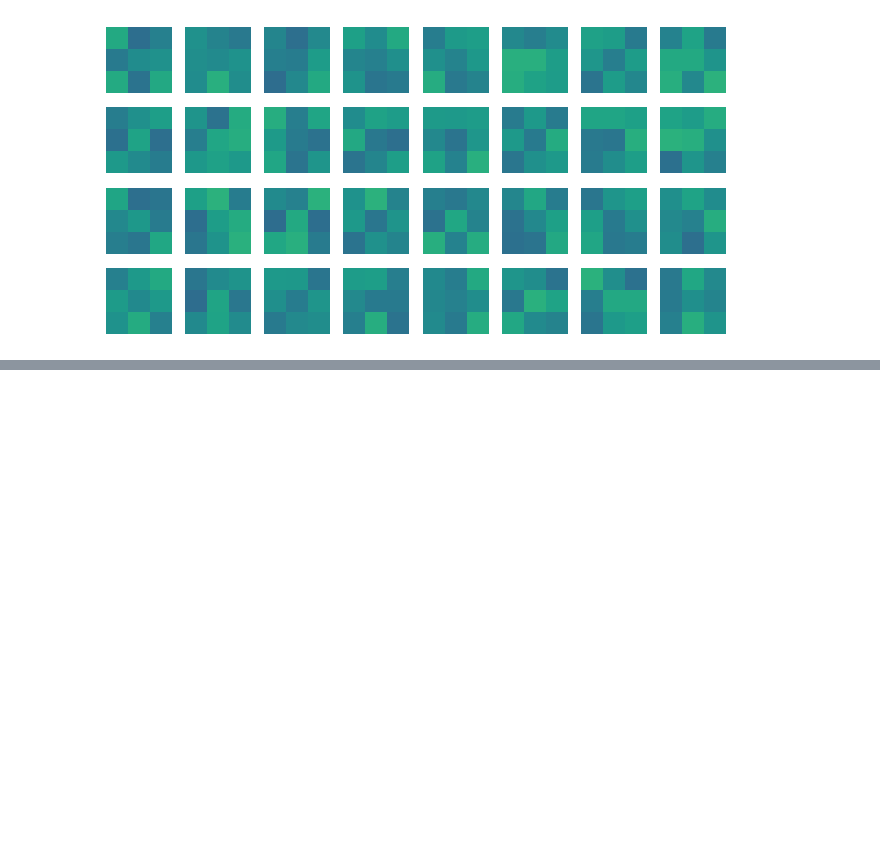
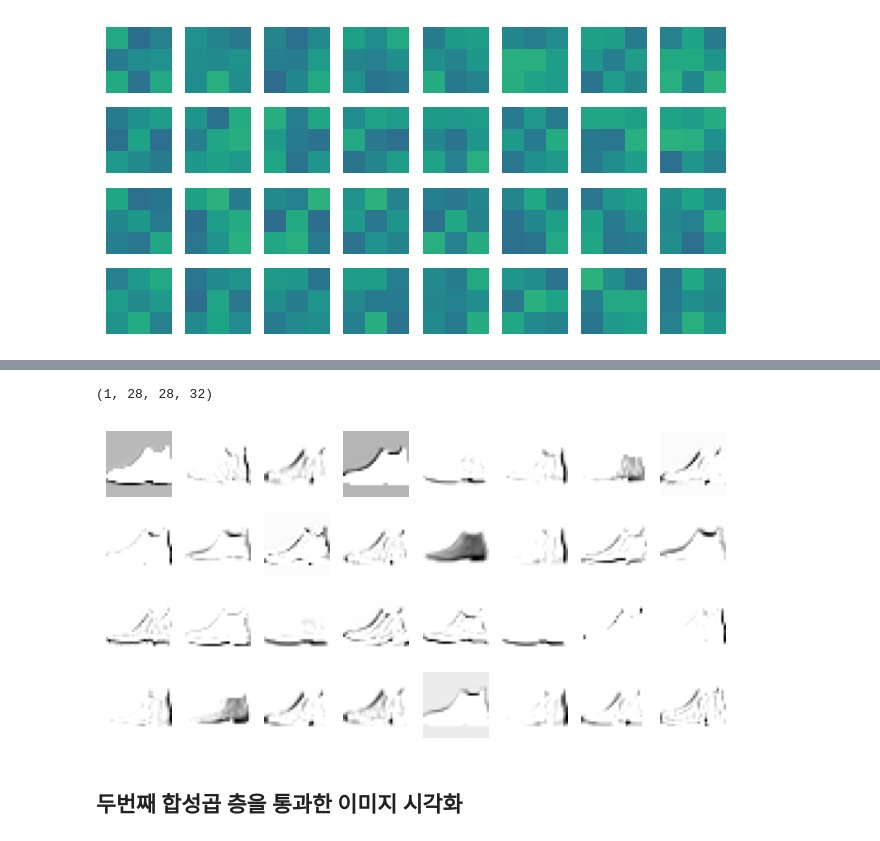
Before and after one commit to JakeOh/202505_BD50, a Jupyter notebook: lab_da/ml18_cnn.ipynb, the cells around one changed output, grey strips where cells are left out. Cells and saved outputs as stored; diff of their text form; code cells hidden in the pictures; blank space fills up the shorter version.

```diff
--- a/lab_da/ml18_cnn.ipynb
+++ b/lab_da/ml18_cnn.ipynb
@@ -830,0 +860,2 @@ plt.show()
+# %%
+conv1_outputs = keras.Model(model.inputs, model.layers[0].output)
@@ -830,0 +874,3 @@ plt.show()
+# %%
+feature_maps = conv1_outputs.predict(x_test_scaled[:1])
+# 주의: predict 메서드를 호출할 때는 (n_samples, height, width, n_channels) 모양의 텐서를 전달.
@@ -830,0 +879,19 @@ plt.show()
+# %%
+feature_maps.shape
+# %% [output]
+(1, 28, 28, 32)
+# %%
+def plot_feature_maps(fmaps, nrows, ncols):
+    fig, ax = plt.subplots(nrows, ncols, figsize=(8, 4))
+    for i in range(nrows):
+        for j in range(ncols):
+            idx = i * ncols + j
+            ax[i, j].imshow(fmaps[0, :, :, idx], cmap=plt.cm.binary)
+            ax[i, j].axis('off')
+    plt.show()
+# %%
+plot_feature_maps(fmaps=feature_maps, nrows=4, ncols=8)
+# %% [output]
+[figure, added]
+# %% [markdown]
+## 두번째 합성곱 층을 통과한 이미지 시각화
```
Also changed, not shown: parts of 14 cells of this notebook.
